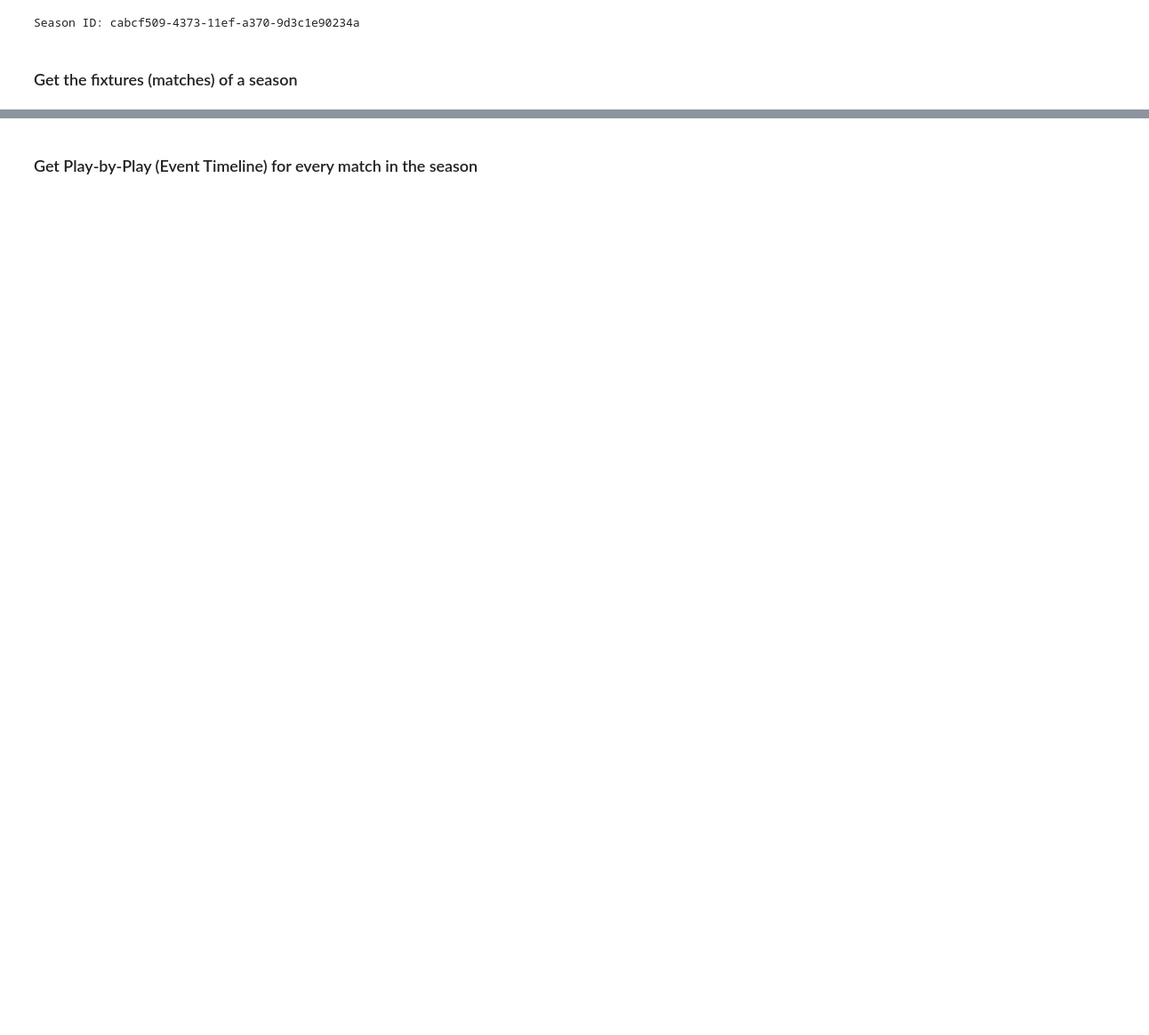
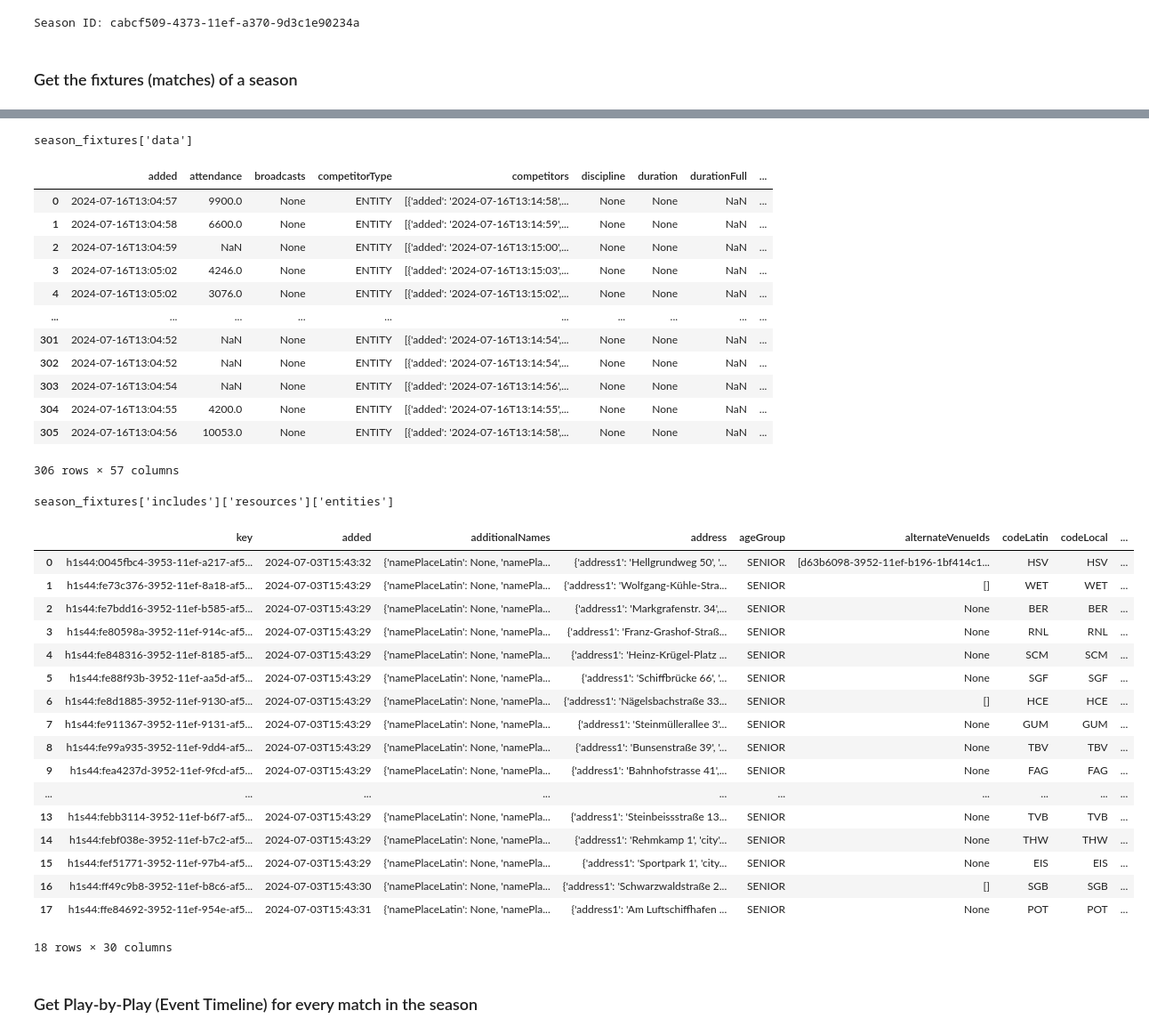
Before and after one commit to mad4ms/SportradarDatacoreAPI, a Jupyter notebook: notebooks/download_season_events.ipynb, the cells around one changed output, grey strips where cells are left out. Shown at 89% size. Cells and saved outputs as stored; diff of their text form; code cells hidden in the pictures; blank space fills up the shorter version.

```diff
--- a/notebooks/download_season_events.ipynb
+++ b/notebooks/download_season_events.ipynb
@@ -147,2 +169,52 @@ Keys in the response:
+# %%
+# Convert fixture to dataframe
+df_season_fixtures_data = pd.json_normalize(season_fixtures['data'], sep='_')
+df_season_fixtures_includes_resources_entities = pd.DataFrame([
+    {"key": key, **value} for key, value in season_fixtures.get('includes', {}).get('resources', {}).get('entities', {}).items()
+])
+
+
+print("season_fixtures['data']")
+display(df_season_fixtures_data)
+# # Convert the entities to a DataFrame
+# df_season_fixtures_entities = pd.DataFrame([
+#     {"key": key, **value} for key, value in season_fixtures.get('includes', {}).get('resources', {}).get('entities', {}).items()
+# ])
+print("season_fixtures['includes']['resources']['entities']")
+display(df_season_fixtures_includes_resources_entities)
+# %% [output]
+season_fixtures['data']
+|  | added | attendance | broadcasts | competitorType | competitors | discipline | duration | durationFull | ... |
+| 0 | 2024-07-16T13:04:57 | 9900.0 | None | ENTITY | [{'added': '2024-07-16T13:14:58',... | None | None | NaN | ... |
+| 1 | 2024-07-16T13:04:58 | 6600.0 | None | ENTITY | [{'added': '2024-07-16T13:14:59',... | None | None | NaN | ... |
+| 2 | 2024-07-16T13:04:59 | NaN | None | ENTITY | [{'added': '2024-07-16T13:15:00',... | None | None | NaN | ... |
+| 3 | 2024-07-16T13:05:02 | 4246.0 | None | ENTITY | [{'added': '2024-07-16T13:15:03',... | None | None | NaN | ... |
+| 4 | 2024-07-16T13:05:02 | 3076.0 | None | ENTITY | [{'added': '2024-07-16T13:15:02',... | None | None | NaN | ... |
+| ... | ... | ... | ... | ... | ... | ... | ... | ... | ... |
+| 301 | 2024-07-16T13:04:52 | NaN | None | ENTITY | [{'added': '2024-07-16T13:14:54',... | None | None | NaN | ... |
+| 302 | 2024-07-16T13:04:52 | NaN | None | ENTITY | [{'added': '2024-07-16T13:14:54',... | None | None | NaN | ... |
+| 303 | 2024-07-16T13:04:54 | NaN | None | ENTITY | [{'added': '2024-07-16T13:14:56',... | None | None | NaN | ... |
+| 304 | 2024-07-16T13:04:55 | 4200.0 | None | ENTITY | [{'added': '2024-07-16T13:14:55',... | None | None | NaN | ... |
+| 305 | 2024-07-16T13:04:56 | 10053.0 | None | ENTITY | [{'added': '2024-07-16T13:14:58',... | None | None | NaN | ... |
+306 rows × 57 columns
+season_fixtures['includes']['resources']['entities']
+|  | key | added | additionalNames | address | ageGroup | alternateVenueIds | codeLatin | codeLocal | ... |
+| 0 | h1s44:0045fbc4-3953-11ef-a217-af5... | 2024-07-03T15:43:32 | {'namePlaceLatin': None, 'namePla... | {'address1': 'Hellgrundweg 50', '... | SENIOR | [d63b6098-3952-11ef-b196-1bf414c1... | HSV | HSV | ... |
+| 1 | h1s44:fe73c376-3952-11ef-8a18-af5... | 2024-07-03T15:43:29 | {'namePlaceLatin': None, 'namePla... | {'address1': 'Wolfgang-Kühle-Stra... | SENIOR | [] | WET | WET | ... |
+| 2 | h1s44:fe7bdd16-3952-11ef-b585-af5... | 2024-07-03T15:43:29 | {'namePlaceLatin': None, 'namePla... | {'address1': 'Markgrafenstr. 34',... | SENIOR | None | BER | BER | ... |
+| 3 | h1s44:fe80598a-3952-11ef-914c-af5... | 2024-07-03T15:43:29 | {'namePlaceLatin': None, 'namePla... | {'address1': 'Franz-Grashof-Straß... | SENIOR | None | RNL | RNL | ... |
+| 4 | h1s44:fe848316-3952-11ef-8185-af5... | 2024-07-03T15:43:29 | {'namePlaceLatin': None, 'namePla... | {'address1': 'Heinz-Krügel-Platz ... | SENIOR | None | SCM | SCM | ... |
+| 5 | h1s44:fe88f93b-3952-11ef-aa5d-af5... | 2024-07-03T15:43:29 | {'namePlaceLatin': None, 'namePla... | {'address1': 'Schiffbrücke 66', '... | SENIOR | None | SGF | SGF | ... |
+| 6 | h1s44:fe8d1885-3952-11ef-9130-af5... | 2024-07-03T15:43:29 | {'namePlaceLatin': None, 'namePla... | {'address1': 'Nägelsbachstraße 33... | SENIOR | [] | HCE | HCE | ... |
+| 7 | h1s44:fe911367-3952-11ef-9131-af5... | 2024-07-03T15:43:29 | {'namePlaceLatin': None, 'namePla... | {'address1': 'Steinmüllerallee 3'... | SENIOR | None | GUM | GUM | ... |
+| 8 | h1s44:fe99a935-3952-11ef-9dd4-af5... | 2024-07-03T15:43:29 | {'namePlaceLatin': None, 'namePla... | {'address1': 'Bunsenstraße 39', '... | SENIOR | None | TBV | TBV | ... |
+| 9 | h1s44:fea4237d-3952-11ef-9fcd-af5... | 2024-07-03T15:43:29 | {'namePlaceLatin': None, 'namePla... | {'address1': 'Bahnhofstrasse 41',... | SENIOR | None | FAG | FAG | ... |
+| ... | ... | ... | ... | ... | ... | ... | ... | ... | ... |
+| 13 | h1s44:febb3114-3952-11ef-b6f7-af5... | 2024-07-03T15:43:29 | {'namePlaceLatin': None, 'namePla... | {'address1': 'Steinbeissstraße 13... | SENIOR | None | TVB | TVB | ... |
+| 14 | h1s44:febf038e-3952-11ef-b7c2-af5... | 2024-07-03T15:43:29 | {'namePlaceLatin': None, 'namePla... | {'address1': 'Rehmkamp 1', 'city'... | SENIOR | None | THW | THW | ... |
+| 15 | h1s44:fef51771-3952-11ef-97b4-af5... | 2024-07-03T15:43:29 | {'namePlaceLatin': None, 'namePla... | {'address1': 'Sportpark 1', 'city... | SENIOR | None | EIS | EIS | ... |
+| 16 | h1s44:ff49c9b8-3952-11ef-b8c6-af5... | 2024-07-03T15:43:30 | {'namePlaceLatin': None, 'namePla... | {'address1': 'Schwarzwaldstraße 2... | SENIOR | [] | SGB | SGB | ... |
+| 17 | h1s44:ffe84692-3952-11ef-954e-af5... | 2024-07-03T15:43:31 | {'namePlaceLatin': None, 'namePla... | {'address1': 'Am Luftschiffhafen ... | SENIOR | None | POT | POT | ... |
+18 rows × 30 columns
 # %% [markdown]
 ### Get Play-by-Play (Event Timeline) for every match in the season
```
Also changed, not shown: parts of 8 cells of this notebook, 1 other file.
